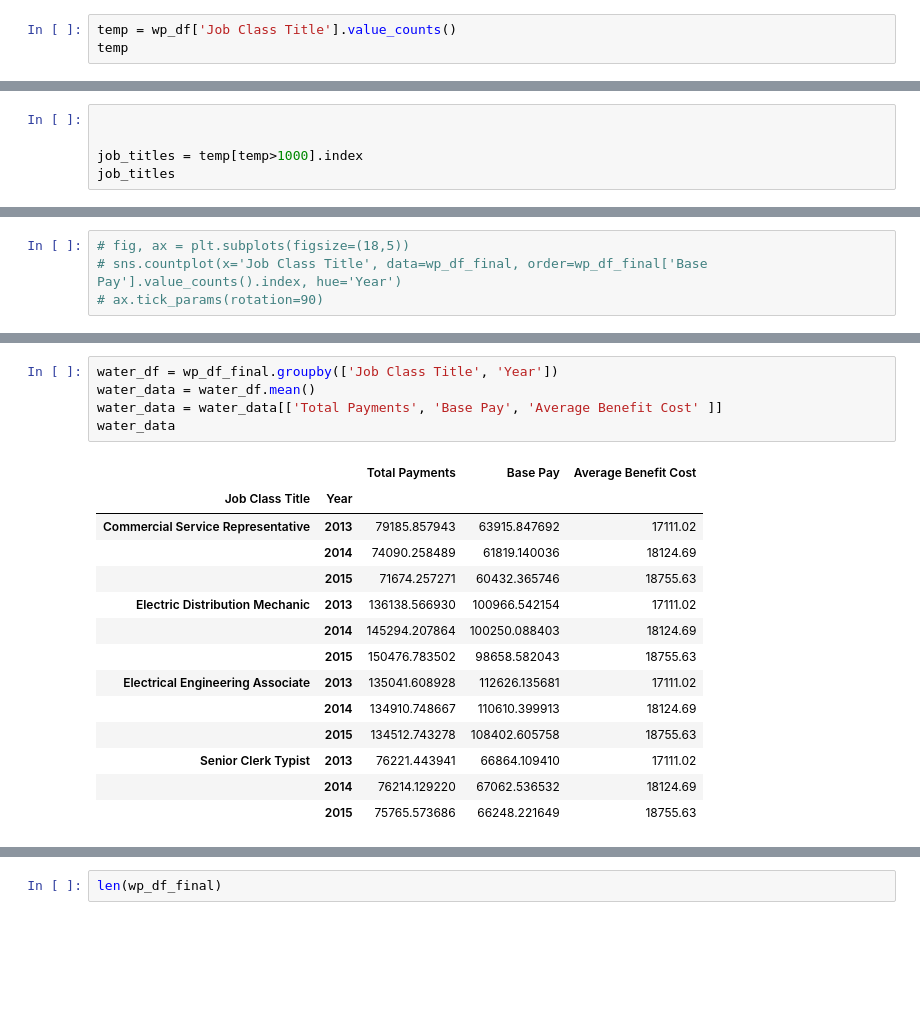
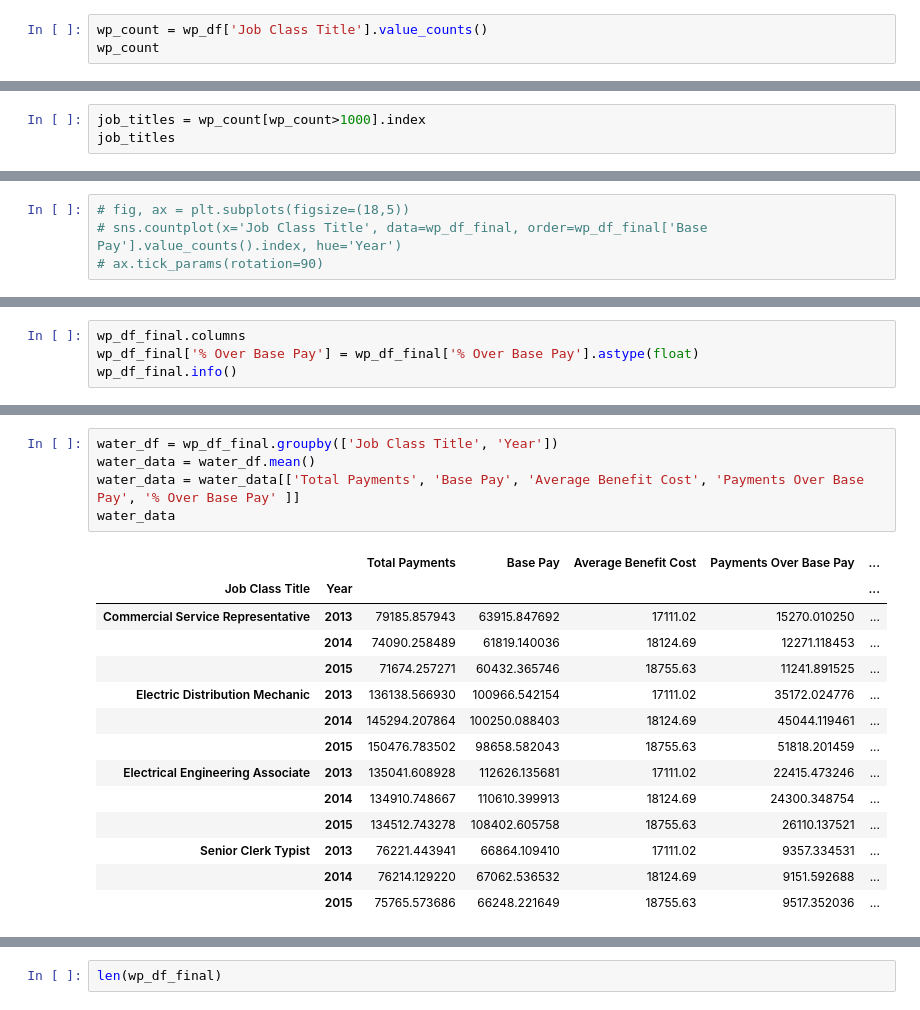
Before and after one commit to harikapeddi/Los_Angeles_Data_Project1, a Jupyter notebook: Salary_Analysis.ipynb, the cells around one changed output, grey strips where cells are left out. Saved outputs shown, nothing was run; the diff lists cells and outputs as text; blank space fills up the shorter version.

```diff
--- a/Salary_Analysis.ipynb
+++ b/Salary_Analysis.ipynb
@@ -165,6 +163,6 @@ ax.tick_params(rotation=90)
 # %%
-temp = wp_df['Job Class Title'].value_counts()
-temp
+wp_count = wp_df['Job Class Title'].value_counts()
+wp_count
 # %% [output]
 Commercial Service Representative                          1705
 Electric Distribution Mechanic                             1484
@@ -185,8 +183,6 @@ Construction Estimator                                        1
 Name: Job Class Title, dtype: int64
 # %%
-
-
-job_titles = temp[temp>1000].index
+job_titles = wp_count[wp_count>1000].index
 job_titles
 # %% [output]
 Index(['Commercial Service Representative', 'Electric Distribution Mechanic',
@@ -245,0 +259,4 @@ sns.stripplot(data=wp_df_final,x='Year',y='Base Pay',hue='Job Class Title',alpha
+# %%
+wp_df_final.columns
+wp_df_final['% Over Base Pay'] = wp_df_final['% Over Base Pay'].astype(float)
+wp_df_final.info()
@@ -246,20 +281,20 @@ sns.stripplot(data=wp_df_final,x='Year',y='Base Pay',hue='Job Class Title',alpha
 # %%
 water_df = wp_df_final.groupby(['Job Class Title', 'Year'])
 water_data = water_df.mean()
-water_data = water_data[['Total Payments', 'Base Pay', 'Average Benefit Cost' ]]
+water_data = water_data[['Total Payments', 'Base Pay', 'Average Benefit Cost', 'Payments Over Base Pay', '% Over Base Pay' ]]
 water_data
 # %% [output]
-|  |  | Total Payments | Base Pay | Average Benefit Cost |
-| Job Class Title | Year |  |  |  |
-| Commercial Service Representative | 2013 | 79185.857943 | 63915.847692 | 17111.02 |
-|  | 2014 | 74090.258489 | 61819.140036 | 18124.69 |
-|  | 2015 | 71674.257271 | 60432.365746 | 18755.63 |
-| Electric Distribution Mechanic | 2013 | 136138.566930 | 100966.542154 | 17111.02 |
-|  | 2014 | 145294.207864 | 100250.088403 | 18124.69 |
-|  | 2015 | 150476.783502 | 98658.582043 | 18755.63 |
-| Electrical Engineering Associate | 2013 | 135041.608928 | 112626.135681 | 17111.02 |
-|  | 2014 | 134910.748667 | 110610.399913 | 18124.69 |
-|  | 2015 | 134512.743278 | 108402.605758 | 18755.63 |
-| Senior Clerk Typist | 2013 | 76221.443941 | 66864.109410 | 17111.02 |
-|  | 2014 | 76214.129220 | 67062.536532 | 18124.69 |
-|  | 2015 | 75765.573686 | 66248.221649 | 18755.63 |
+|  |  | Total Payments | Base Pay | Average Benefit Cost | Payments Over Base Pay | ... |
+| Job Class Title | Year |  |  |  |  | ... |
+| Commercial Service Representative | 2013 | 79185.857943 | 63915.847692 | 17111.02 | 15270.010250 | ... |
+|  | 2014 | 74090.258489 | 61819.140036 | 18124.69 | 12271.118453 | ... |
+|  | 2015 | 71674.257271 | 60432.365746 | 18755.63 | 11241.891525 | ... |
+| Electric Distribution Mechanic | 2013 | 136138.566930 | 100966.542154 | 17111.02 | 35172.024776 | ... |
+|  | 2014 | 145294.207864 | 100250.088403 | 18124.69 | 45044.119461 | ... |
+|  | 2015 | 150476.783502 | 98658.582043 | 18755.63 | 51818.201459 | ... |
+| Electrical Engineering Associate | 2013 | 135041.608928 | 112626.135681 | 17111.02 | 22415.473246 | ... |
+|  | 2014 | 134910.748667 | 110610.399913 | 18124.69 | 24300.348754 | ... |
+|  | 2015 | 134512.743278 | 108402.605758 | 18755.63 | 26110.137521 | ... |
+| Senior Clerk Typist | 2013 | 76221.443941 | 66864.109410 | 17111.02 | 9357.334531 | ... |
+|  | 2014 | 76214.129220 | 67062.536532 | 18124.69 | 9151.592688 | ... |
+|  | 2015 | 75765.573686 | 66248.221649 | 18755.63 | 9517.352036 | ... |
```
Also changed, not shown: parts of 21 cells of this notebook.
